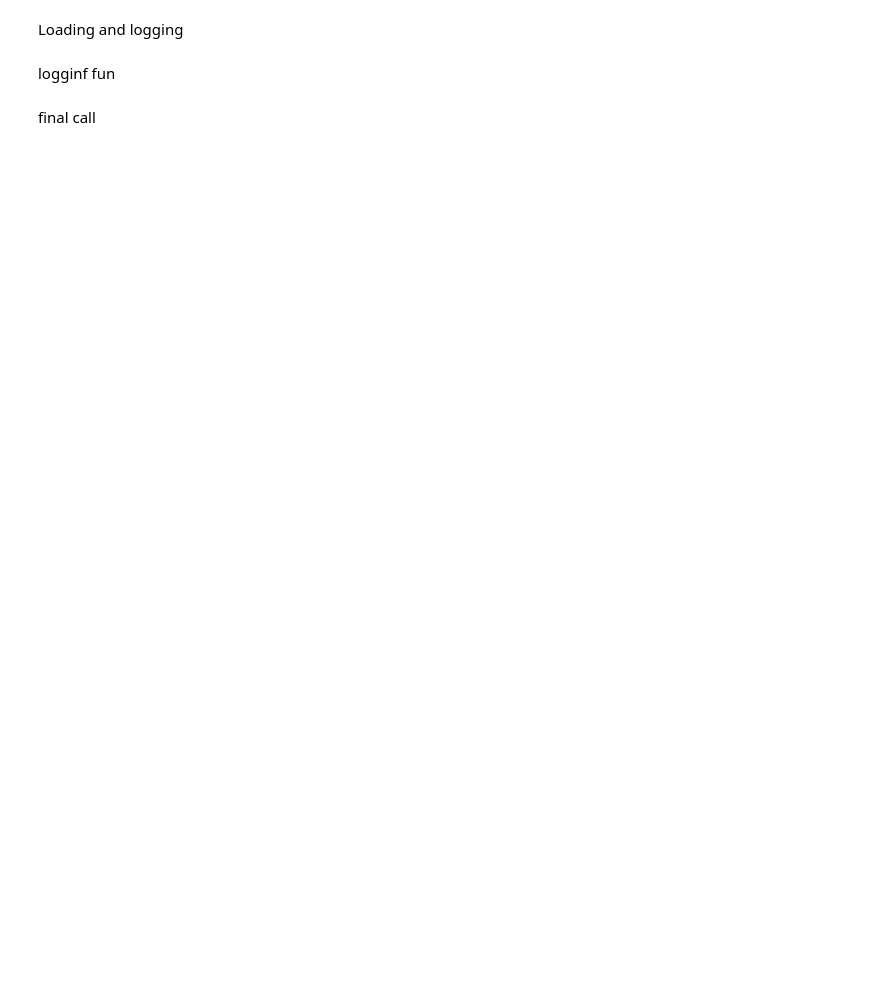
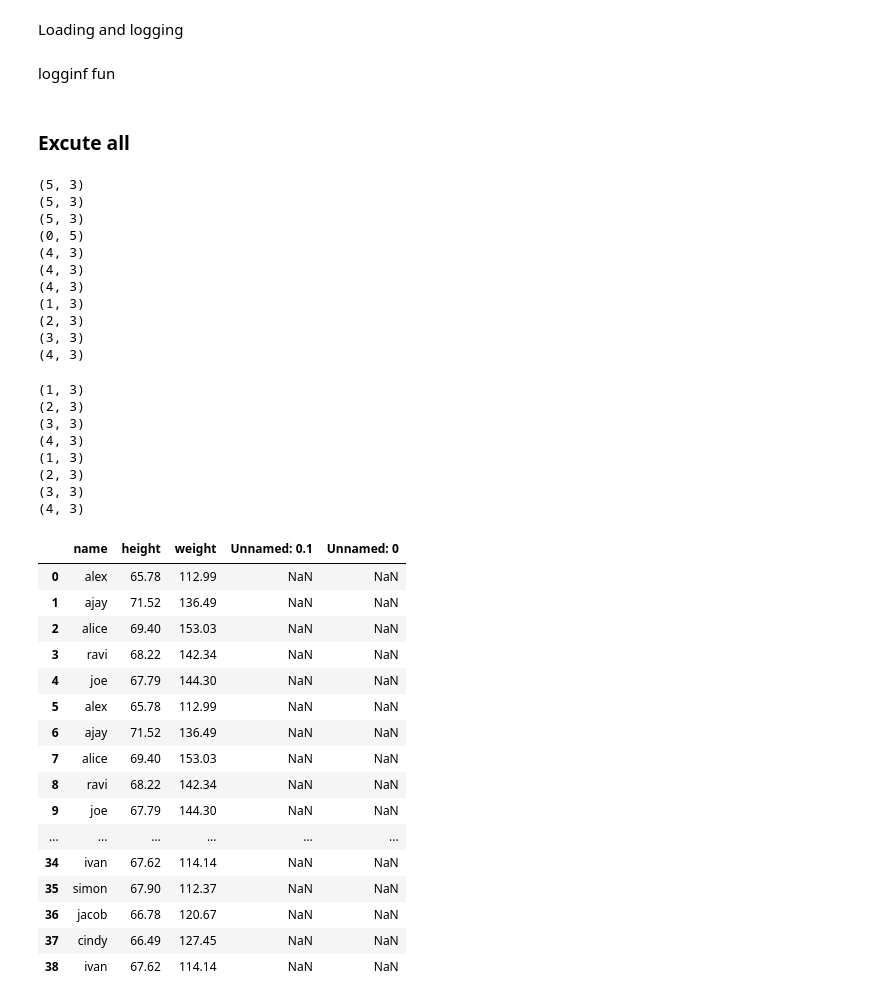
Before and after one commit to gezish/data_engineering_python, a Jupyter notebook: notebooks/ETL_capston.ipynb, the cells around one changed output. Cells and saved outputs as stored; diff of their text form; code cells hidden in the pictures; blank space fills up the shorter version.

```diff
--- a/notebooks/ETL_capston.ipynb
+++ b/notebooks/ETL_capston.ipynb
@@ -24,0 +25,6 @@ targetfile = "transformed_data.csv"   # file where transformed data is stored
+# %%
+
+def extract_from_csv(path):
+    dataframe = pd.read_csv(path)
+    print(dataframe.shape)
+    return dataframe
@@ -25,4 +33,5 @@ targetfile = "transformed_data.csv"   # file where transformed data is stored
 # %%
-def extract_from_csv(file_to_process):
-    dataframe = pd.read_csv(file_to_process)
+def extract_from_json(file_to_process):
+    dataframe = pd.read_json(file_to_process,lines=True)
+    print(dataframe.shape)
     return dataframe
@@ -67,4 +90,11 @@ Loading and logging
 # %% [markdown]
 logginf fun
-# %% [markdown]
-final call
+# %%
+def log(message):
+    timestamp_format = '%Y-%h-%d-%H:%M:%S' # Year-Monthname-Day-Hour-Minute-Second
+    now = datetime.now() # get current timestamp
+    timestamp = now.strftime(timestamp_format)
+    with open("logfile.txt","a") as f:
+        f.write(timestamp + ',' + message + '\n')
+# %% [markdown]
+### Excute all
@@ -70,0 +103,42 @@ final call
+# %%
+log("Extract phase Started")
+extracted_data = extract()
+log("Extract phase Ended")
+extracted_data
+# %% [output]
+(5, 3)
+(5, 3)
+(5, 3)
+(0, 5)
+(4, 3)
+(4, 3)
+(4, 3)
+(1, 3)
+(2, 3)
+(3, 3)
+(4, 3)
+(1, 3)
+(2, 3)
+(3, 3)
+(4, 3)
+(1, 3)
+(2, 3)
+(3, 3)
+(4, 3)
+|  | name | height | weight | Unnamed: 0.1 | Unnamed: 0 |
+| 0 | alex | 65.78 | 112.99 | NaN | NaN |
+| 1 | ajay | 71.52 | 136.49 | NaN | NaN |
+| 2 | alice | 69.40 | 153.03 | NaN | NaN |
+| 3 | ravi | 68.22 | 142.34 | NaN | NaN |
+| 4 | joe | 67.79 | 144.30 | NaN | NaN |
+| 5 | alex | 65.78 | 112.99 | NaN | NaN |
+| 6 | ajay | 71.52 | 136.49 | NaN | NaN |
+| 7 | alice | 69.40 | 153.03 | NaN | NaN |
+| 8 | ravi | 68.22 | 142.34 | NaN | NaN |
+| 9 | joe | 67.79 | 144.30 | NaN | NaN |
+| ... | ... | ... | ... | ... | ... |
+| 34 | ivan | 67.62 | 114.14 | NaN | NaN |
+| 35 | simon | 67.90 | 112.37 | NaN | NaN |
+| 36 | jacob | 66.78 | 120.67 | NaN | NaN |
+| 37 | cindy | 66.49 | 127.45 | NaN | NaN |
+| 38 | ivan | 67.62 | 114.14 | NaN | NaN |
```
Also changed, not shown: parts of 14 cells of this notebook.
